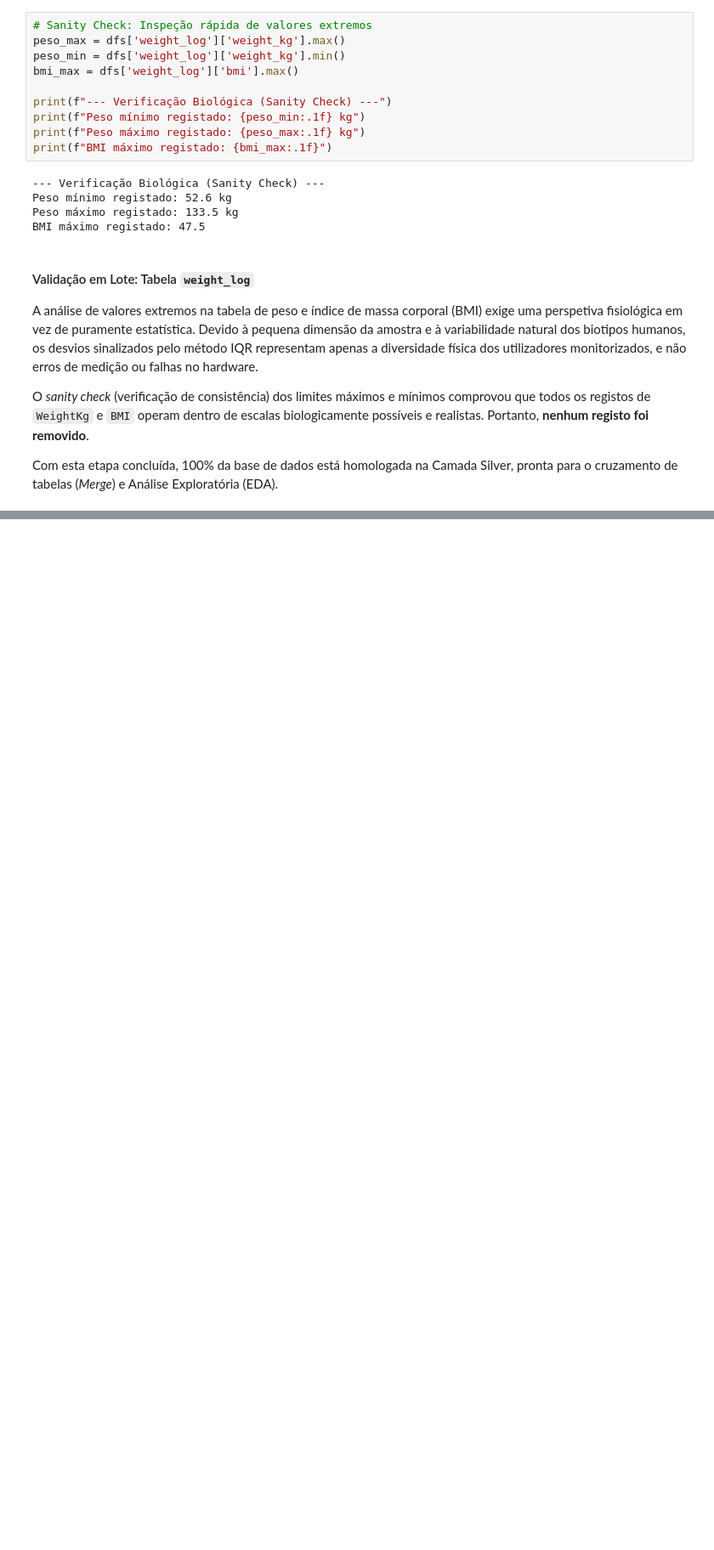
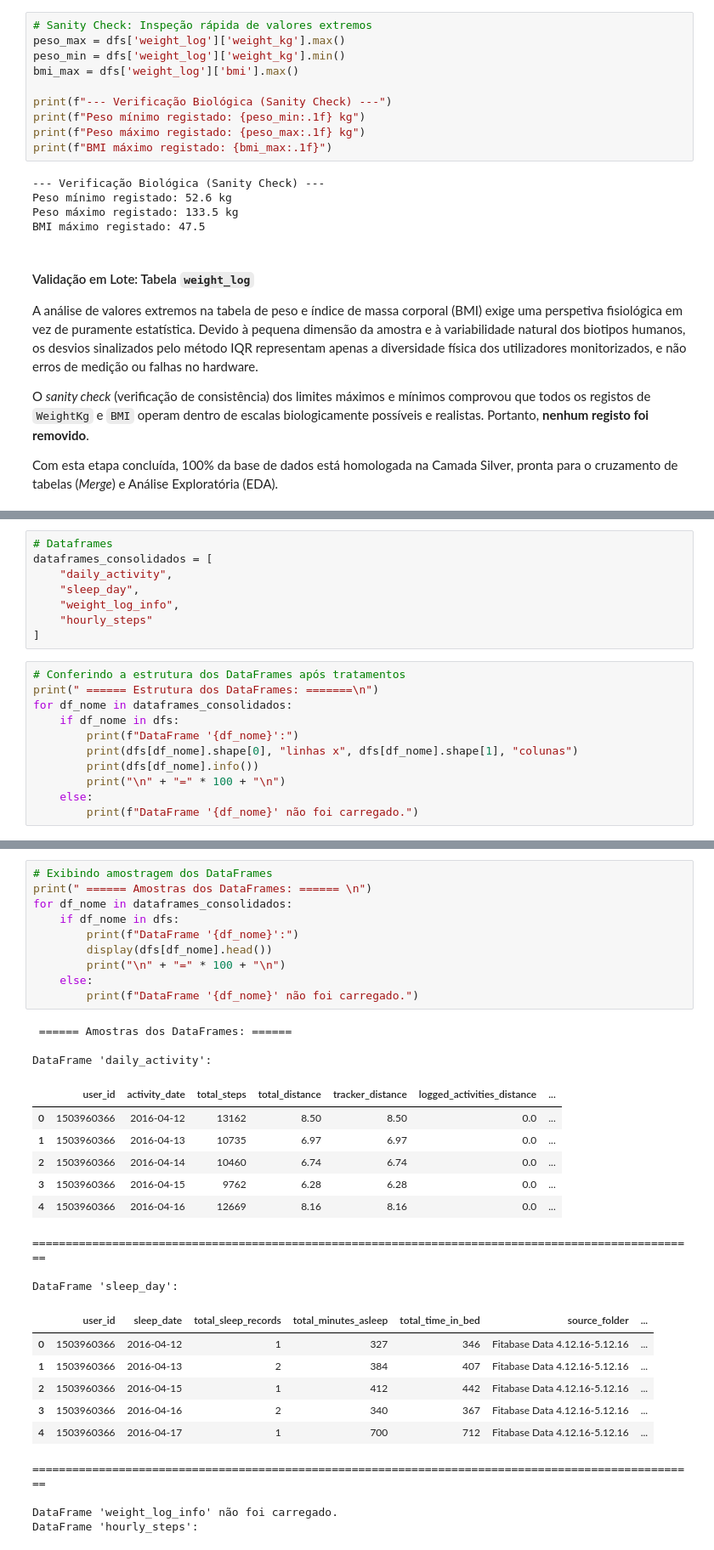
Before and after one commit to AleCecilio/bellabeat_data_analysis, a Jupyter notebook: notebooks/02_data_cleaning.ipynb, the cells around one changed output, grey strips where cells are left out. Shown at 85% size. Saved outputs shown, nothing was run; the diff lists cells and outputs as text; blank space fills up the shorter version.

```diff
--- a/notebooks/02_data_cleaning.ipynb
+++ b/notebooks/02_data_cleaning.ipynb
@@ -1454,0 +1463,19 @@ Com esta etapa concluída, 100% da base de dados está homologada na Camada Silv
+# %%
+# Dataframes
+dataframes_consolidados = [
+    "daily_activity",
+    "sleep_day",
+    "weight_log_info",
+    "hourly_steps"
+]
+# %%
+# Conferindo a estrutura dos DataFrames após tratamentos
+print(" ====== Estrutura dos DataFrames: =======\n")
+for df_nome in dataframes_consolidados:
+    if df_nome in dfs:
+        print(f"DataFrame '{df_nome}':")
+        print(dfs[df_nome].shape[0], "linhas x", dfs[df_nome].shape[1], "colunas")
+        print(dfs[df_nome].info())
+        print("\n" + "=" * 100 + "\n")
+    else:
+        print(f"DataFrame '{df_nome}' não foi carregado.")
@@ -1454,0 +1500,33 @@ Com esta etapa concluída, 100% da base de dados está homologada na Camada Silv
+# %%
+# Exibindo amostragem dos DataFrames
+print(" ====== Amostras dos DataFrames: ====== \n")
+for df_nome in dataframes_consolidados:
+    if df_nome in dfs:
+        print(f"DataFrame '{df_nome}':")
+        display(dfs[df_nome].head())
+        print("\n" + "=" * 100 + "\n")
+    else:
+        print(f"DataFrame '{df_nome}' não foi carregado.")
+# %% [output]
+ ====== Amostras dos DataFrames: ======
+
+DataFrame 'daily_activity':
+|  | user_id | activity_date | total_steps | total_distance | tracker_distance | logged_activities_distance | ... |
+| 0 | 1503960366 | 2016-04-12 | 13162 | 8.50 | 8.50 | 0.0 | ... |
+| 1 | 1503960366 | 2016-04-13 | 10735 | 6.97 | 6.97 | 0.0 | ... |
+| 2 | 1503960366 | 2016-04-14 | 10460 | 6.74 | 6.74 | 0.0 | ... |
+| 3 | 1503960366 | 2016-04-15 | 9762 | 6.28 | 6.28 | 0.0 | ... |
+| 4 | 1503960366 | 2016-04-16 | 12669 | 8.16 | 8.16 | 0.0 | ... |
+====================================================================================================
+
+DataFrame 'sleep_day':
+|  | user_id | sleep_date | total_sleep_records | total_minutes_asleep | total_time_in_bed | source_folder | ... |
+| 0 | 1503960366 | 2016-04-12 | 1 | 327 | 346 | Fitabase Data 4.12.16-5.12.16 | ... |
+| 1 | 1503960366 | 2016-04-13 | 2 | 384 | 407 | Fitabase Data 4.12.16-5.12.16 | ... |
+| 2 | 1503960366 | 2016-04-15 | 1 | 412 | 442 | Fitabase Data 4.12.16-5.12.16 | ... |
+| 3 | 1503960366 | 2016-04-16 | 2 | 340 | 367 | Fitabase Data 4.12.16-5.12.16 | ... |
+| 4 | 1503960366 | 2016-04-17 | 1 | 700 | 712 | Fitabase Data 4.12.16-5.12.16 | ... |
+====================================================================================================
+
+DataFrame 'weight_log_info' não foi carregado.
+DataFrame 'hourly_steps':
```
Also changed, not shown: parts of 14 cells of this notebook, 6 other files.
